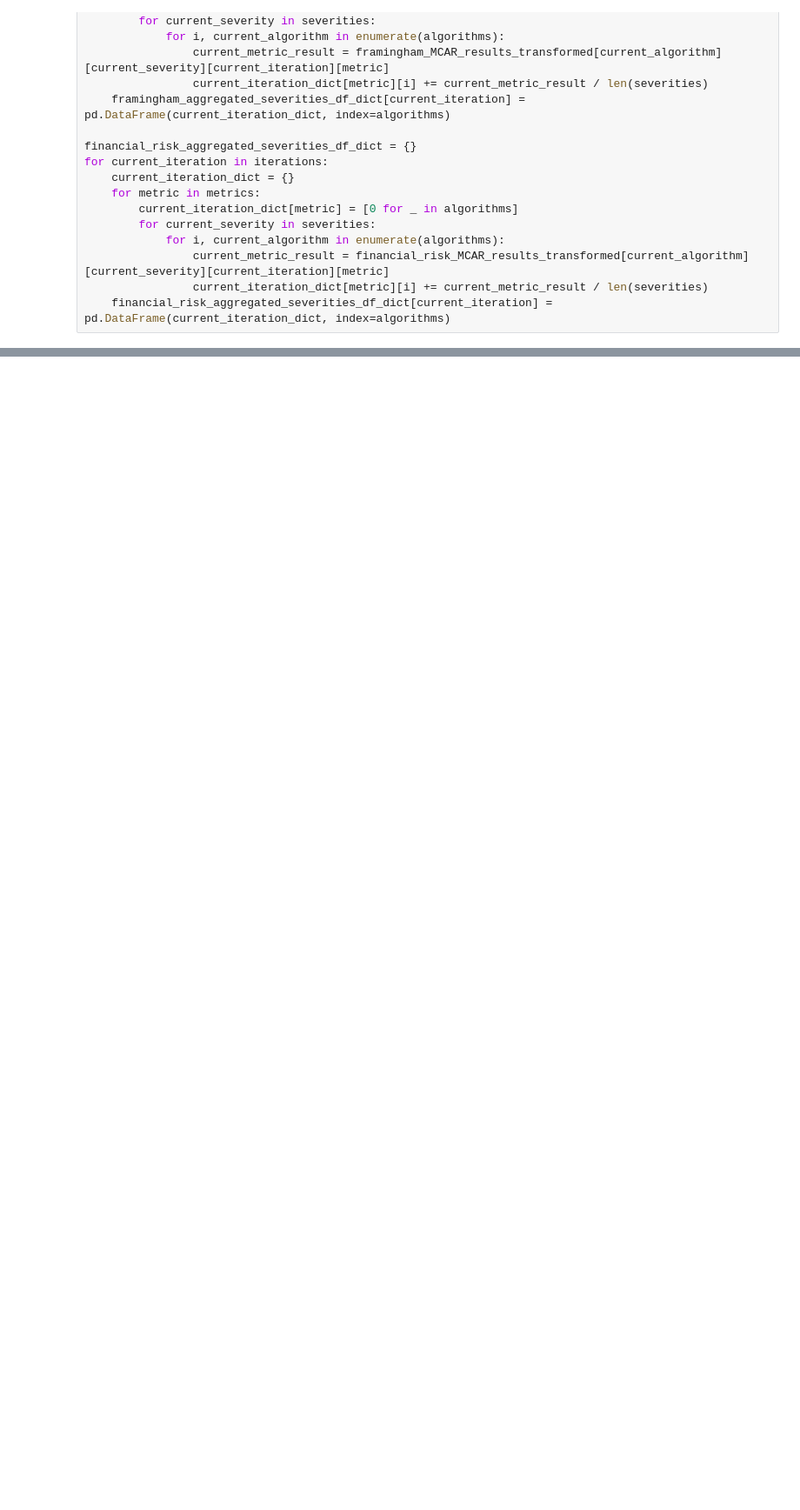
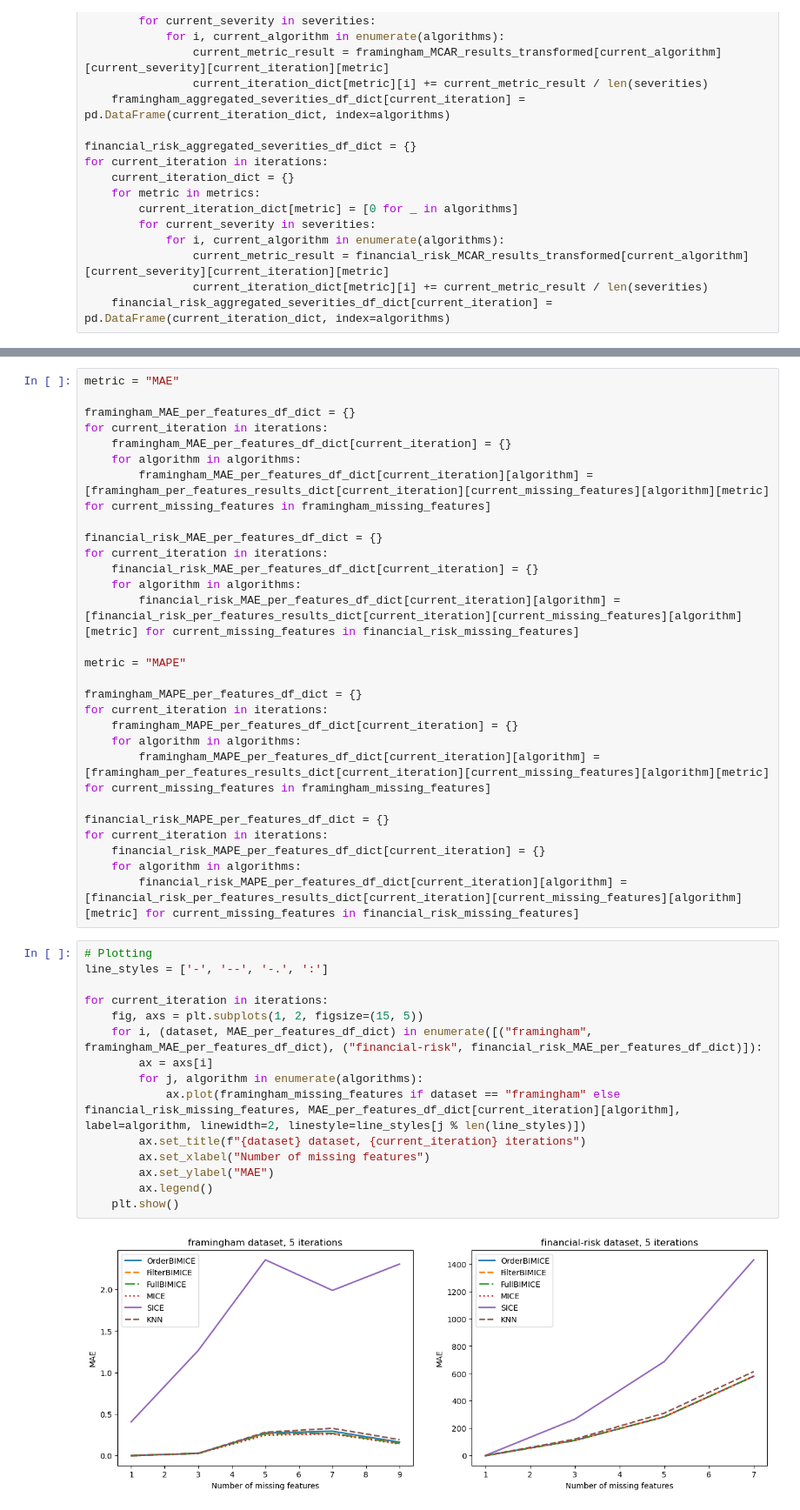
Before and after one commit to yoavzelinger/BIMICE, a Jupyter notebook: results_exploration.ipynb, the cells around one changed output, grey strips where cells are left out. Shown at 87% size. Cells and saved outputs as stored; diff of their text form; blank space fills up the shorter version.

```diff
--- a/results_exploration.ipynb
+++ b/results_exploration.ipynb
@@ -199,0 +252,45 @@ for current_iteration in iterations:
+# %%
+metric = "MAE"
+
+framingham_MAE_per_features_df_dict = {}
+for current_iteration in iterations:
+    framingham_MAE_per_features_df_dict[current_iteration] = {}
+    for algorithm in algorithms:
+        framingham_MAE_per_features_df_dict[current_iteration][algorithm] = [framingham_per_features_results_dict[current_iteration][current_missing_features][algorithm][metric] for current_missing_features in framingham_missing_features]
+
+financial_risk_MAE_per_features_df_dict = {}
+for current_iteration in iterations:
+    financial_risk_MAE_per_features_df_dict[current_iteration] = {}
+    for algorithm in algorithms:
+        financial_risk_MAE_per_features_df_dict[current_iteration][algorithm] = [financial_risk_per_features_results_dict[current_iteration][current_missing_features][algorithm][metric] for current_missing_features in financial_risk_missing_features]
+
+metric = "MAPE"
+
+framingham_MAPE_per_features_df_dict = {}
+for current_iteration in iterations:
+    framingham_MAPE_per_features_df_dict[current_iteration] = {}
+    for algorithm in algorithms:
+        framingham_MAPE_per_features_df_dict[current_iteration][algorithm] = [framingham_per_features_results_dict[current_iteration][current_missing_features][algorithm][metric] for current_missing_features in framingham_missing_features]
+
+financial_risk_MAPE_per_features_df_dict = {}
+for current_iteration in iterations:
+    financial_risk_MAPE_per_features_df_dict[current_iteration] = {}
+    for algorithm in algorithms:
+        financial_risk_MAPE_per_features_df_dict[current_iteration][algorithm] = [financial_risk_per_features_results_dict[current_iteration][current_missing_features][algorithm][metric] for current_missing_features in financial_risk_missing_features]
+# %%
+# Plotting
+line_styles = ['-', '--', '-.', ':']
+
+for current_iteration in iterations:
+    fig, axs = plt.subplots(1, 2, figsize=(15, 5))
+    for i, (dataset, MAE_per_features_df_dict) in enumerate([("framingham", framingham_MAE_per_features_df_dict), ("financial-risk", financial_risk_MAE_per_features_df_dict)]):
+        ax = axs[i]
+        for j, algorithm in enumerate(algorithms):
+            ax.plot(framingham_missing_features if dataset == "framingham" else financial_risk_missing_features, MAE_per_features_df_dict[current_iteration][algorithm], label=algorithm, linewidth=2, linestyle=line_styles[j % len(line_styles)])
+        ax.set_title(f"{dataset} dataset, {current_iteration} iterations")
+        ax.set_xlabel("Number of missing features")
+        ax.set_ylabel("MAE")
+        ax.legend()
+    plt.show()
+# %% [output]
+[figure, added]
```
Also changed, not shown: parts of 15 cells of this notebook, 1 other file.
